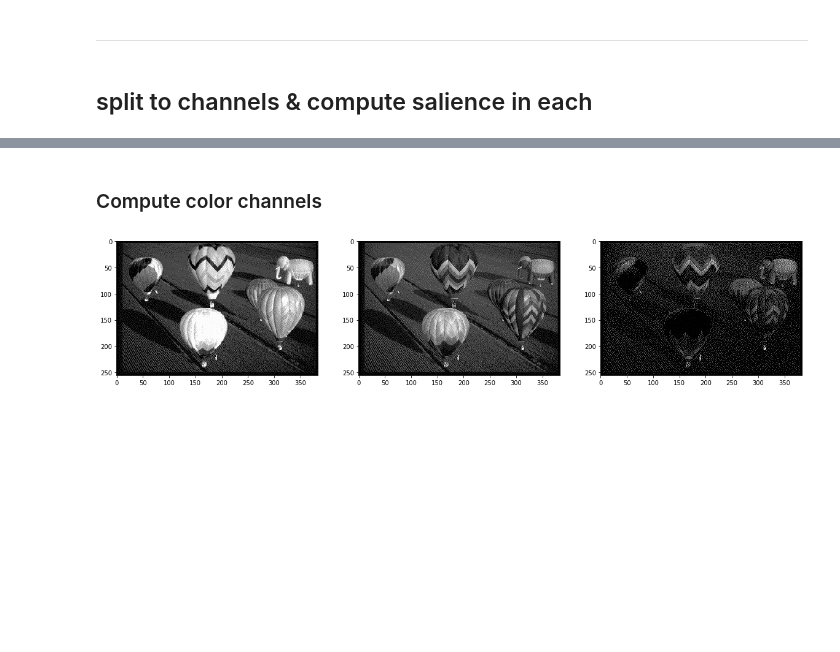
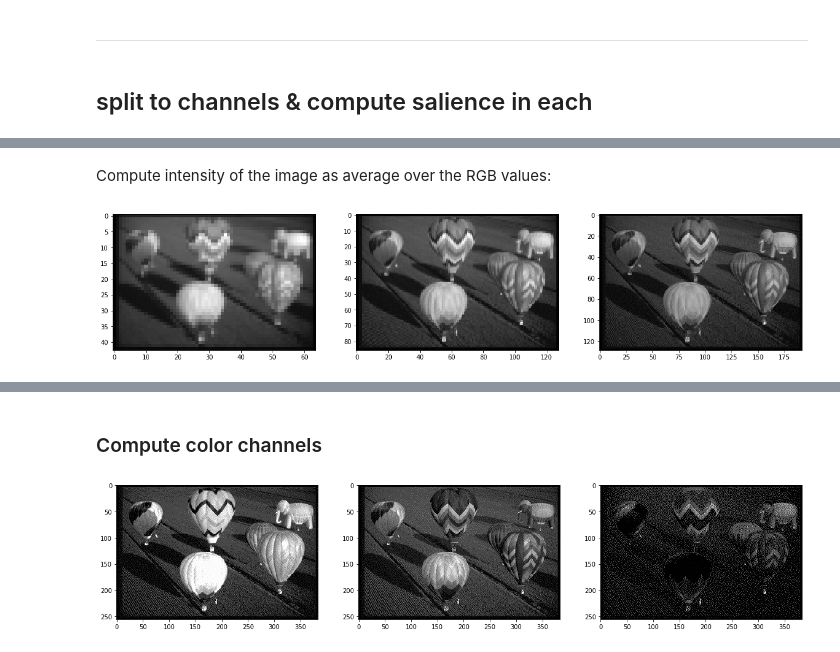
Before and after one commit to alTeska/face_saliency, a Jupyter notebook: DevelopmentNotebook.ipynb, the cells around one changed output, grey strips where cells are left out. Saved outputs shown, nothing was run; the diff lists cells and outputs as text; code cells hidden in the pictures; blank space fills up the shorter version.

```diff
--- a/DevelopmentNotebook.ipynb
+++ b/DevelopmentNotebook.ipynb
@@ -81,0 +61,2 @@ img_avg = mean(img_hat, disk(5));
+# %% [markdown]
+Compute intensity of the image as average over the RGB values:
@@ -81,0 +65,7 @@ img_avg = mean(img_hat, disk(5));
+# %%
+fig, ax = plt.subplots(1, 3, figsize=(20, 20))
+ax[0].imshow(img_int[0])
+ax[1].imshow(img_int[1])
+ax[2].imshow(img_int[2]);
+# %% [output]
+[figure, added]
```
Also changed, not shown: parts of 27 cells of this notebook, 2 other files.
